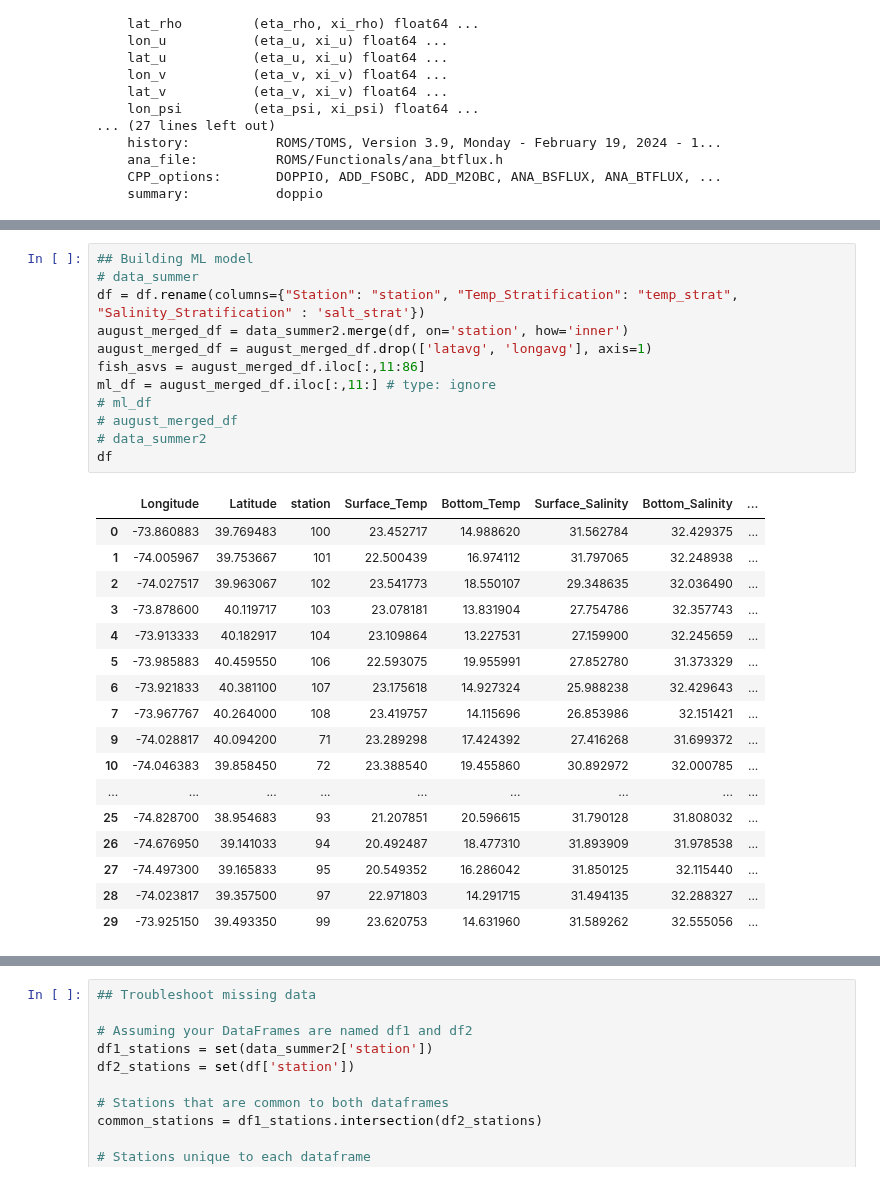
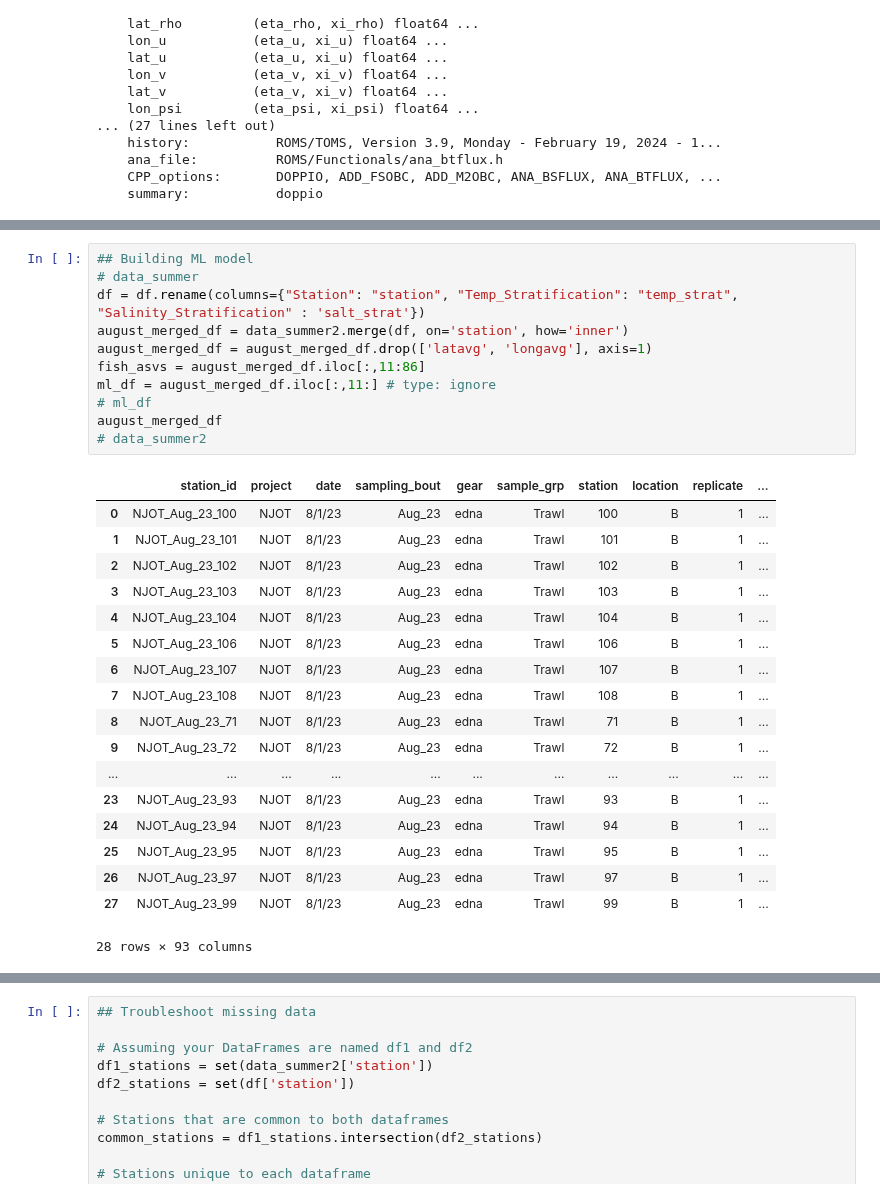
Before and after one commit to henrysun9074/fishics, a Jupyter notebook: models/q2a_seasons.ipynb, the cells around one changed output, grey strips where cells are left out. Drawn from its saved outputs; the diff is of its cells as text.

```diff
--- a/models/q2a_seasons.ipynb
+++ b/models/q2a_seasons.ipynb
@@ -398,30 +487,30 @@ df = df.dropna()
 # %%
 ## Building ML model
 # data_summer
 df = df.rename(columns={"Station": "station", "Temp_Stratification": "temp_strat", "Salinity_Stratification" : 'salt_strat'})
 august_merged_df = data_summer2.merge(df, on='station', how='inner')
 august_merged_df = august_merged_df.drop(['latavg', 'longavg'], axis=1)
 fish_asvs = august_merged_df.iloc[:,11:86]
 ml_df = august_merged_df.iloc[:,11:] # type: ignore
 # ml_df
-# august_merged_df
+august_merged_df
 # data_summer2
-df
 # %% [output]
-|  | Longitude | Latitude | station | Surface_Temp | Bottom_Temp | Surface_Salinity | Bottom_Salinity | ... |
-| 0 | -73.860883 | 39.769483 | 100 | 23.452717 | 14.988620 | 31.562784 | 32.429375 | ... |
-| 1 | -74.005967 | 39.753667 | 101 | 22.500439 | 16.974112 | 31.797065 | 32.248938 | ... |
-| 2 | -74.027517 | 39.963067 | 102 | 23.541773 | 18.550107 | 29.348635 | 32.036490 | ... |
-| 3 | -73.878600 | 40.119717 | 103 | 23.078181 | 13.831904 | 27.754786 | 32.357743 | ... |
-| 4 | -73.913333 | 40.182917 | 104 | 23.109864 | 13.227531 | 27.159900 | 32.245659 | ... |
-| 5 | -73.985883 | 40.459550 | 106 | 22.593075 | 19.955991 | 27.852780 | 31.373329 | ... |
-| 6 | -73.921833 | 40.381100 | 107 | 23.175618 | 14.927324 | 25.988238 | 32.429643 | ... |
-| 7 | -73.967767 | 40.264000 | 108 | 23.419757 | 14.115696 | 26.853986 | 32.151421 | ... |
-| 9 | -74.028817 | 40.094200 | 71 | 23.289298 | 17.424392 | 27.416268 | 31.699372 | ... |
-| 10 | -74.046383 | 39.858450 | 72 | 23.388540 | 19.455860 | 30.892972 | 32.000785 | ... |
-| ... | ... | ... | ... | ... | ... | ... | ... | ... |
-| 25 | -74.828700 | 38.954683 | 93 | 21.207851 | 20.596615 | 31.790128 | 31.808032 | ... |
-| 26 | -74.676950 | 39.141033 | 94 | 20.492487 | 18.477310 | 31.893909 | 31.978538 | ... |
-| 27 | -74.497300 | 39.165833 | 95 | 20.549352 | 16.286042 | 31.850125 | 32.115440 | ... |
-| 28 | -74.023817 | 39.357500 | 97 | 22.971803 | 14.291715 | 31.494135 | 32.288327 | ... |
-| 29 | -73.925150 | 39.493350 | 99 | 23.620753 | 14.631960 | 31.589262 | 32.555056 | ... |
+|  | station_id | project | date | sampling_bout | gear | sample_grp | station | location | replicate | ... |
+| 0 | NJOT_Aug_23_100 | NJOT | 8/1/23 | Aug_23 | edna | Trawl | 100 | B | 1 | ... |
+| 1 | NJOT_Aug_23_101 | NJOT | 8/1/23 | Aug_23 | edna | Trawl | 101 | B | 1 | ... |
+| 2 | NJOT_Aug_23_102 | NJOT | 8/1/23 | Aug_23 | edna | Trawl | 102 | B | 1 | ... |
+| 3 | NJOT_Aug_23_103 | NJOT | 8/1/23 | Aug_23 | edna | Trawl | 103 | B | 1 | ... |
+| 4 | NJOT_Aug_23_104 | NJOT | 8/1/23 | Aug_23 | edna | Trawl | 104 | B | 1 | ... |
+| 5 | NJOT_Aug_23_106 | NJOT | 8/1/23 | Aug_23 | edna | Trawl | 106 | B | 1 | ... |
+| 6 | NJOT_Aug_23_107 | NJOT | 8/1/23 | Aug_23 | edna | Trawl | 107 | B | 1 | ... |
+| 7 | NJOT_Aug_23_108 | NJOT | 8/1/23 | Aug_23 | edna | Trawl | 108 | B | 1 | ... |
+| 8 | NJOT_Aug_23_71 | NJOT | 8/1/23 | Aug_23 | edna | Trawl | 71 | B | 1 | ... |
+| 9 | NJOT_Aug_23_72 | NJOT | 8/1/23 | Aug_23 | edna | Trawl | 72 | B | 1 | ... |
+| ... | ... | ... | ... | ... | ... | ... | ... | ... | ... | ... |
+| 23 | NJOT_Aug_23_93 | NJOT | 8/1/23 | Aug_23 | edna | Trawl | 93 | B | 1 | ... |
+| 24 | NJOT_Aug_23_94 | NJOT | 8/1/23 | Aug_23 | edna | Trawl | 94 | B | 1 | ... |
+| 25 | NJOT_Aug_23_95 | NJOT | 8/1/23 | Aug_23 | edna | Trawl | 95 | B | 1 | ... |
+| 26 | NJOT_Aug_23_97 | NJOT | 8/1/23 | Aug_23 | edna | Trawl | 97 | B | 1 | ... |
+| 27 | NJOT_Aug_23_99 | NJOT | 8/1/23 | Aug_23 | edna | Trawl | 99 | B | 1 | ... |
+28 rows × 93 columns
```
Also changed, not shown: parts of 8 cells of this notebook, 10 other files.
